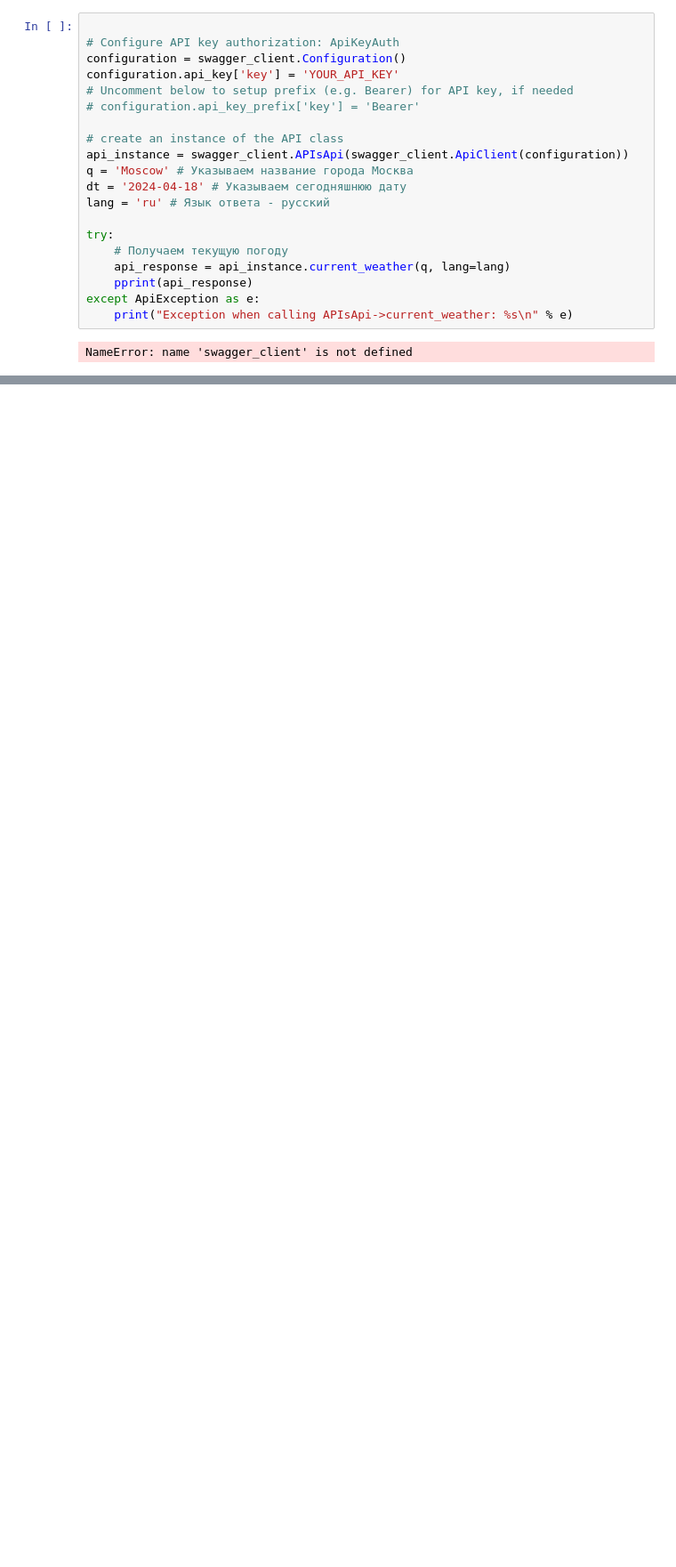
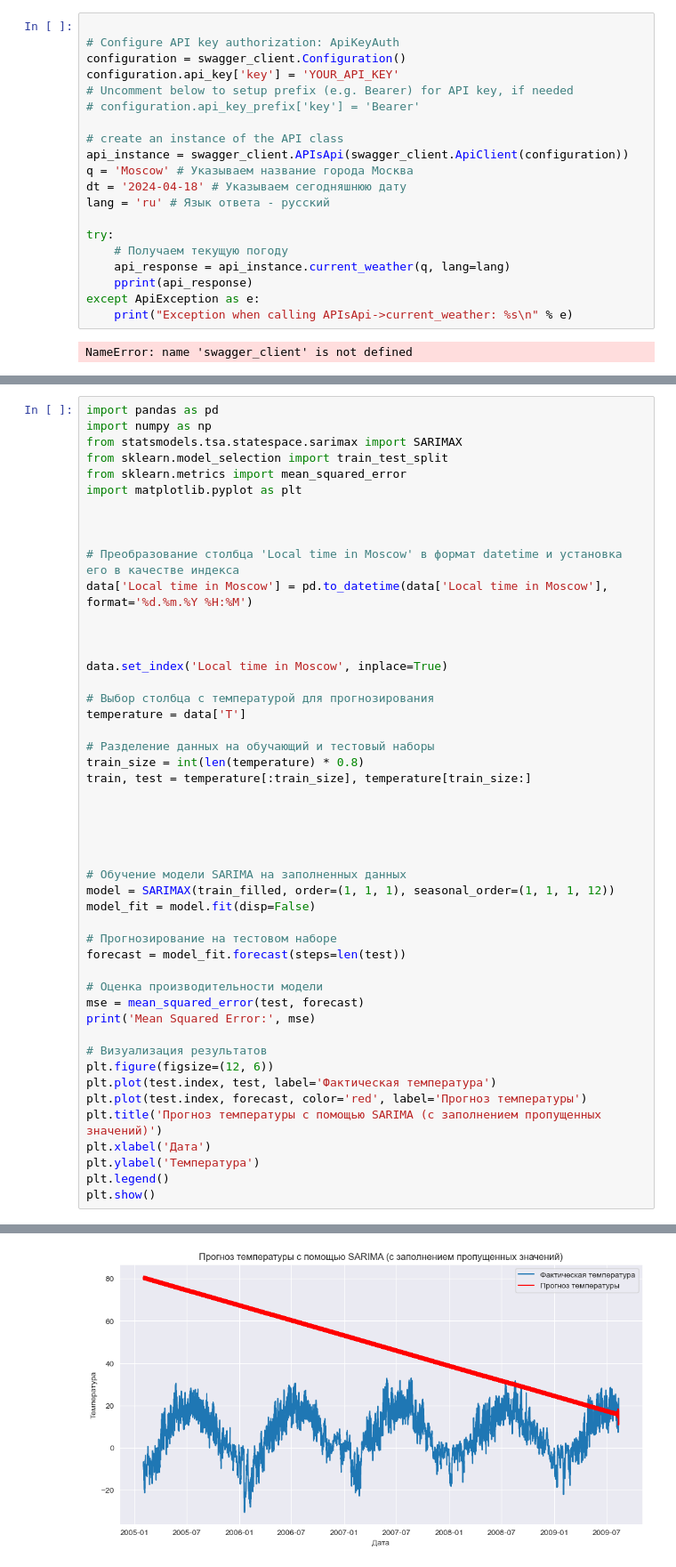
Before and after one commit to PeterOstr/kaggle, a Jupyter notebook: airflow_train1/weather_api_train.ipynb, the cells around one changed output, grey strips where cells are left out. Shown at 89% size. Saved outputs shown, nothing was run; the diff lists cells and outputs as text; blank space fills up the shorter version.

```diff
--- a/airflow_train1/weather_api_train.ipynb
+++ b/airflow_train1/weather_api_train.ipynb
@@ -30,0 +159,49 @@ NameError: name 'swagger_client' is not defined
+# %%
+import pandas as pd
+import numpy as np
+from statsmodels.tsa.statespace.sarimax import SARIMAX
+from sklearn.model_selection import train_test_split
+from sklearn.metrics import mean_squared_error
+import matplotlib.pyplot as plt
+
+
+
+# Преобразование столбца 'Local time in Moscow' в формат datetime и установка его в качестве индекса
+data['Local time in Moscow'] = pd.to_datetime(data['Local time in Moscow'], format='%d.%m.%Y %H:%M')
+
+
+
+data.set_index('Local time in Moscow', inplace=True)
+
+# Выбор столбца с температурой для прогнозирования
+temperature = data['T']
+
+# Разделение данных на обучающий и тестовый наборы
+train_size = int(len(temperature) * 0.8)
+train, test = temperature[:train_size], temperature[train_size:]
+
+
+
+
+
+# Обучение модели SARIMA на заполненных данных
+model = SARIMAX(train_filled, order=(1, 1, 1), seasonal_order=(1, 1, 1, 12))
+model_fit = model.fit(disp=False)
+
+# Прогнозирование на тестовом наборе
+forecast = model_fit.forecast(steps=len(test))
+
+# Оценка производительности модели
+mse = mean_squared_error(test, forecast)
+print('Mean Squared Error:', mse)
+
+# Визуализация результатов
+plt.figure(figsize=(12, 6))
+plt.plot(test.index, test, label='Фактическая температура')
+plt.plot(test.index, forecast, color='red', label='Прогноз температуры')
+plt.title('Прогноз температуры с помощью SARIMA (с заполнением пропущенных значений)')
+plt.xlabel('Дата')
+plt.ylabel('Температура')
+plt.legend()
+plt.show()
+# %% [output]
@@ -30,0 +214 @@ NameError: name 'swagger_client' is not defined
+[figure, added]
```
Also changed, not shown: parts of 12 cells of this notebook, 1 other file.
